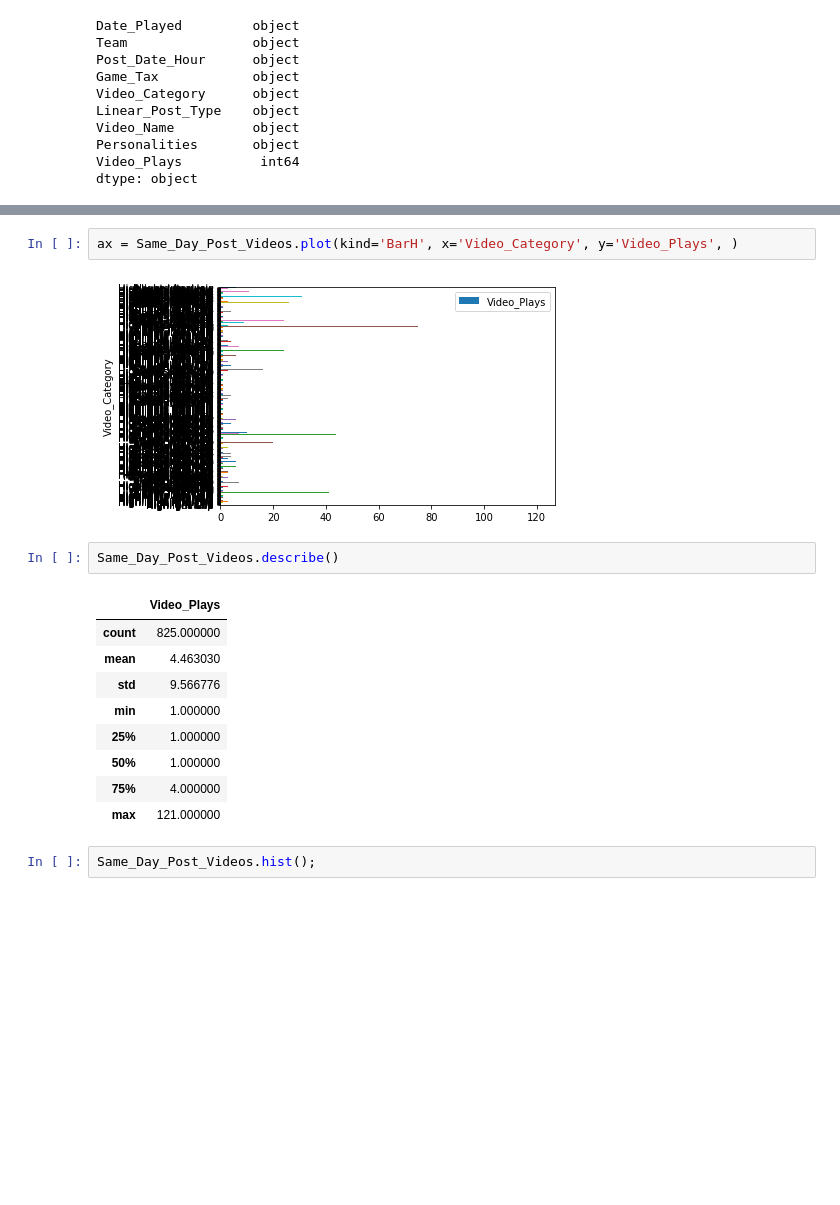
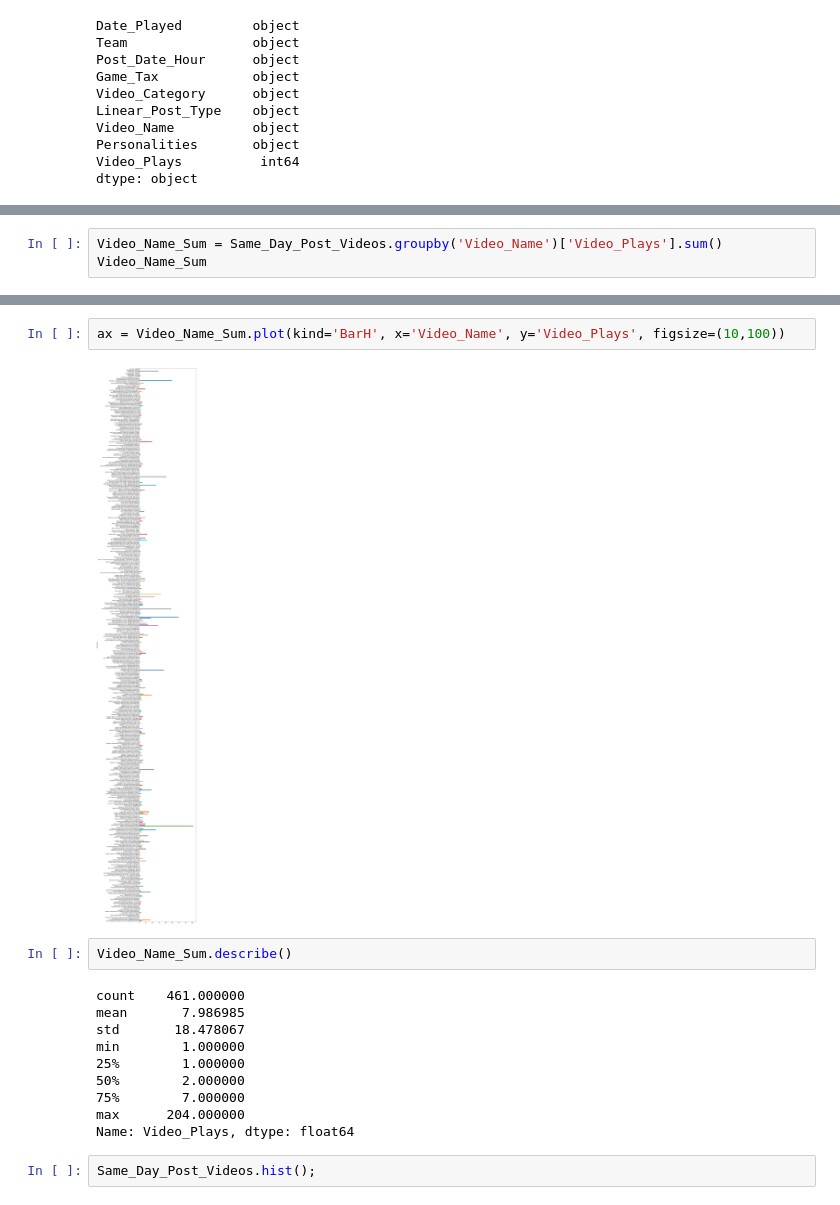
Before and after one commit to benilfeld2/ben_ilfeld_final_project, a Jupyter notebook: Final_Project/Ben_Ilfeld_Project_Proposal_Part_2.ipynb, the cells around one changed output, grey strips where cells are left out. Drawn from its saved outputs; the diff is of its cells as text; blank space fills up the shorter version.

```diff
--- a/Final_Project/Ben_Ilfeld_Project_Proposal_Part_2.ipynb
+++ b/Final_Project/Ben_Ilfeld_Project_Proposal_Part_2.ipynb
@@ -212,3 +222,6 @@ Same_Day_Post_Videos.head()
 | 130 | 2018-10-17 | New York Knicks | 2018101722 | Knicks vs Hawks 2018-10-17 | Highlight Clip | Post Game | Highlight: Frank's Killer Crossover | ... |
 | 131 | 2018-10-17 | New York Knicks | 2018101722 | Knicks vs Hawks 2018-10-17 | Highlight Clip | Post Game | Highlight: Frank's Killer Crossover | ... |
 | 132 | 2018-10-17 | New York Knicks | 2018101722 | Knicks vs Hawks 2018-10-17 | Highlight Clip | Post Game | Highlight: Frank's Killer Crossover | ... |
+# %%
+Video_Name_Sum = Same_Day_Post_Videos.groupby('Video_Name')['Video_Plays'].sum()
+Video_Name_Sum
@@ -215,19 +246,19 @@ Same_Day_Post_Videos.head()
 # %%
-ax = Same_Day_Post_Videos.plot(kind='BarH', x='Video_Category', y='Video_Plays', )
+ax = Video_Name_Sum.plot(kind='BarH', x='Video_Name', y='Video_Plays', figsize=(10,100))
 # %% [output]
-[figure, old version]
+[figure, new version]
 # %%
-Same_Day_Post_Videos.describe()
+Video_Name_Sum.describe()
 # %% [output]
-|  | Video_Plays |
-| count | 825.000000 |
-| mean | 4.463030 |
-| std | 9.566776 |
-| min | 1.000000 |
-| 25% | 1.000000 |
-| 50% | 1.000000 |
-| 75% | 4.000000 |
-| max | 121.000000 |
+count    461.000000
+mean       7.986985
+std       18.478067
+min        1.000000
+25%        1.000000
+50%        2.000000
+75%        7.000000
+max      204.000000
+Name: Video_Plays, dtype: float64
 # %%
 Same_Day_Post_Videos.hist();
 # %% [output]
```
Also changed, not shown: parts of 7 cells of this notebook, 9 other files.
